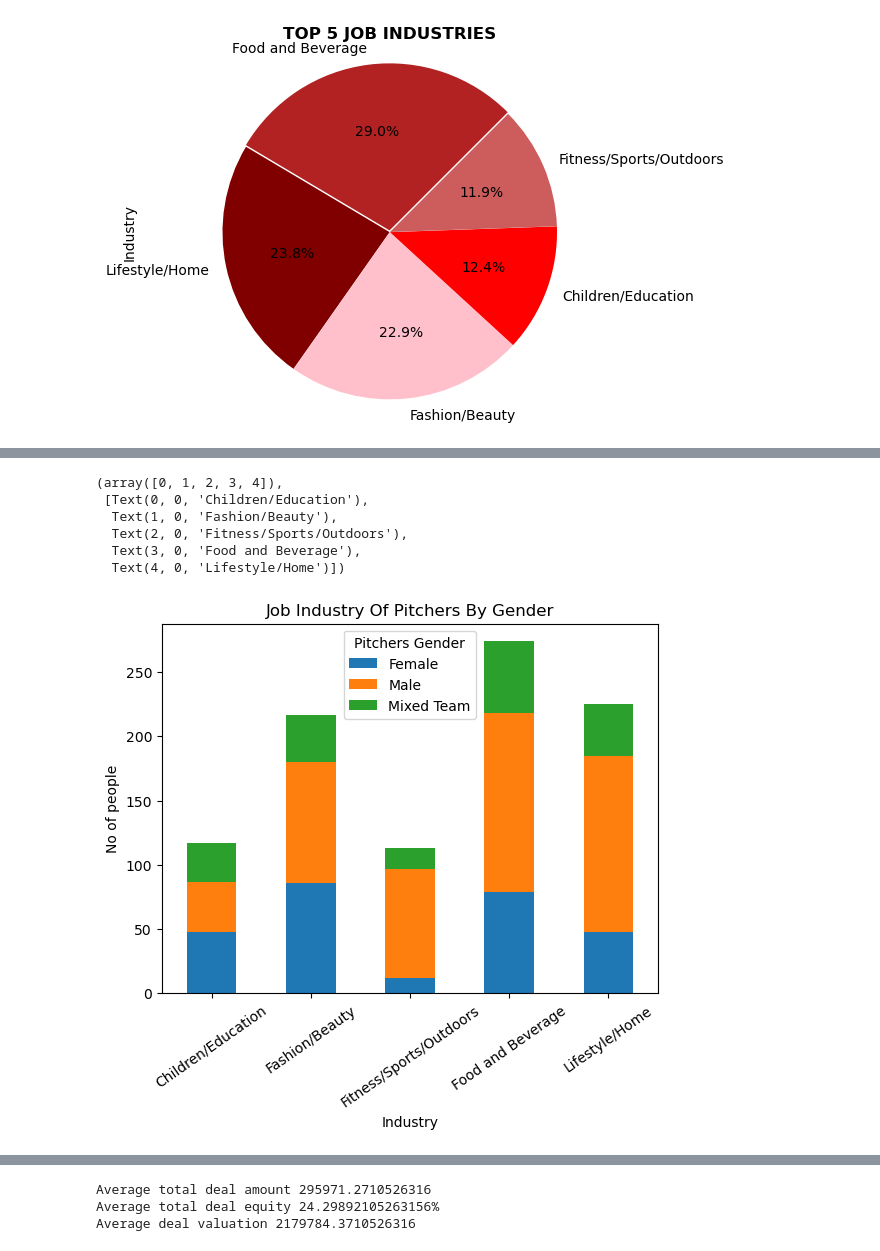
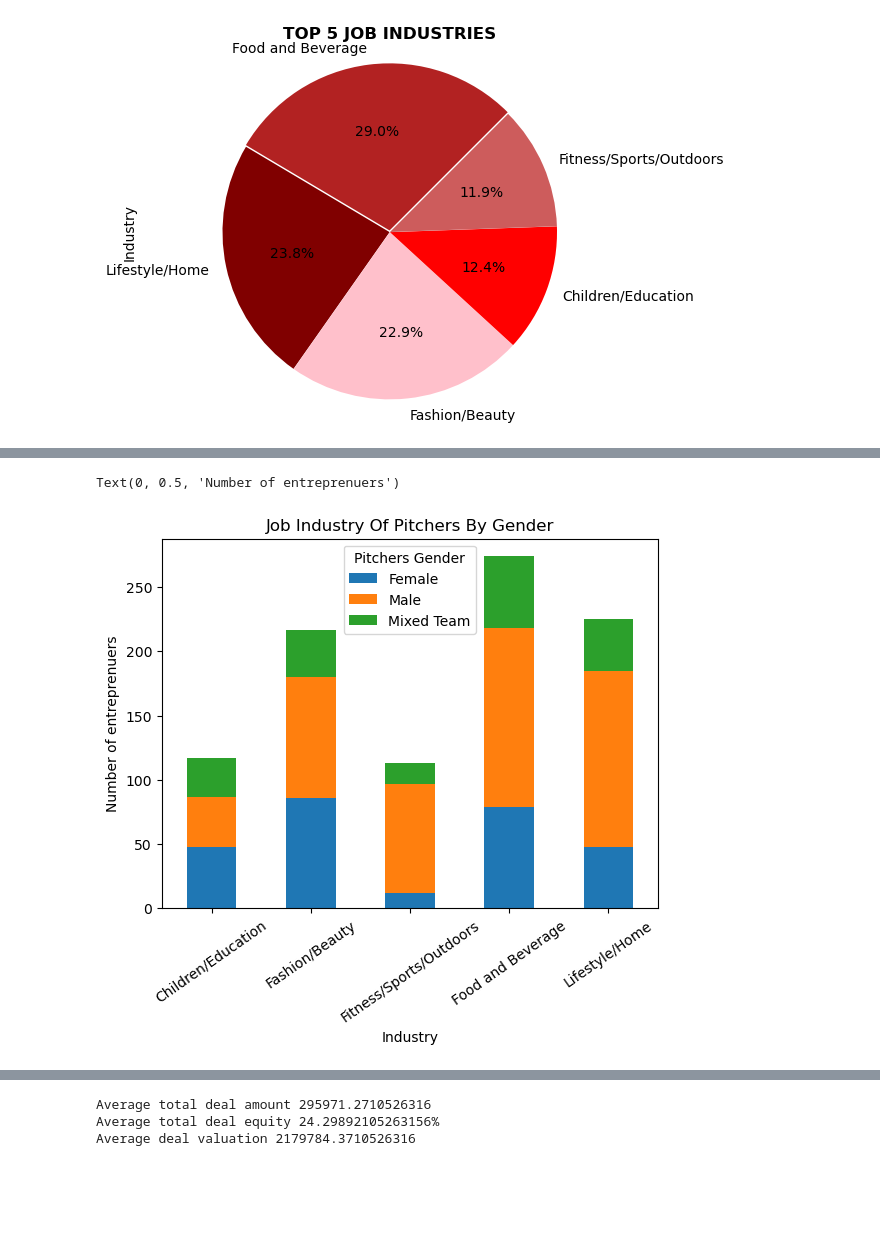
Before and after one commit to 0layiw0la/SHARK-TANK-INVESTMENT-ANALYSIS, a Jupyter notebook: SHARK TANK INVESTMENT ANALYSIS.ipynb, the cells around one changed output, grey strips where cells are left out. Cells and saved outputs as stored; diff of their text form; code cells hidden in the pictures; blank space fills up the shorter version.

```diff
--- a/SHARK TANK INVESTMENT ANALYSIS.ipynb
+++ b/SHARK TANK INVESTMENT ANALYSIS.ipynb
@@ -352,16 +233,11 @@ a = gender_industry_split.groupby(['Industry','Pitchers Gender']).size().unstack
 # %%
 a.plot(kind='bar',stacked=True)
 plt.title("Job Industry Of Pitchers By Gender")
-plt.ylabel("No of people")
 plt.xticks(rotation=35)
+plt.ylabel("Number of entreprenuers")
 # %% [output]
-(array([0, 1, 2, 3, 4]),
- [Text(0, 0, 'Children/Education'),
-  Text(1, 0, 'Fashion/Beauty'),
-  Text(2, 0, 'Fitness/Sports/Outdoors'),
-  Text(3, 0, 'Food and Beverage'),
-  Text(4, 0, 'Lifestyle/Home')])
+Text(0, 0.5, 'Number of entreprenuers')
-[figure, old version]
+[figure, new version]
 # %%
 Shark_deal_amount = Sharkt[Sharkt['Total Deal Amount'] != 'Did not invest']
 display(Shark_deal_amount)
```
Also changed, not shown: parts of 24 cells of this notebook.
